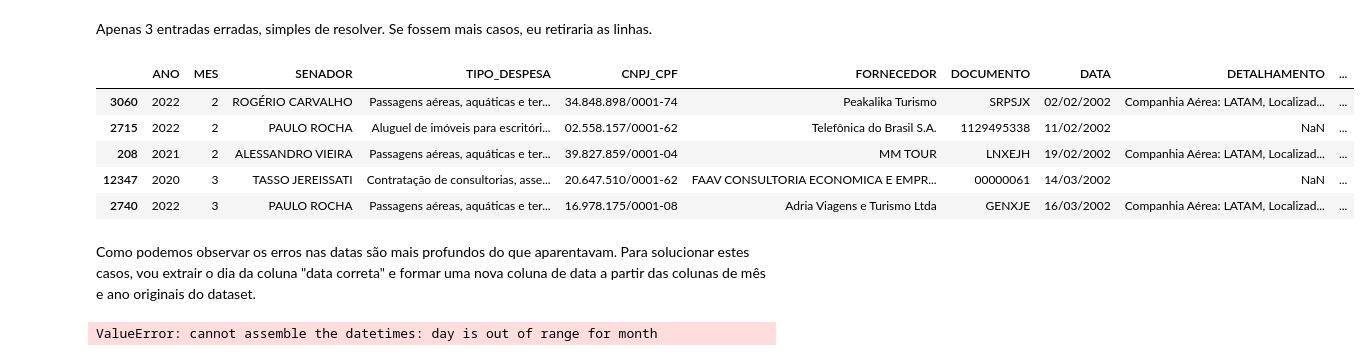
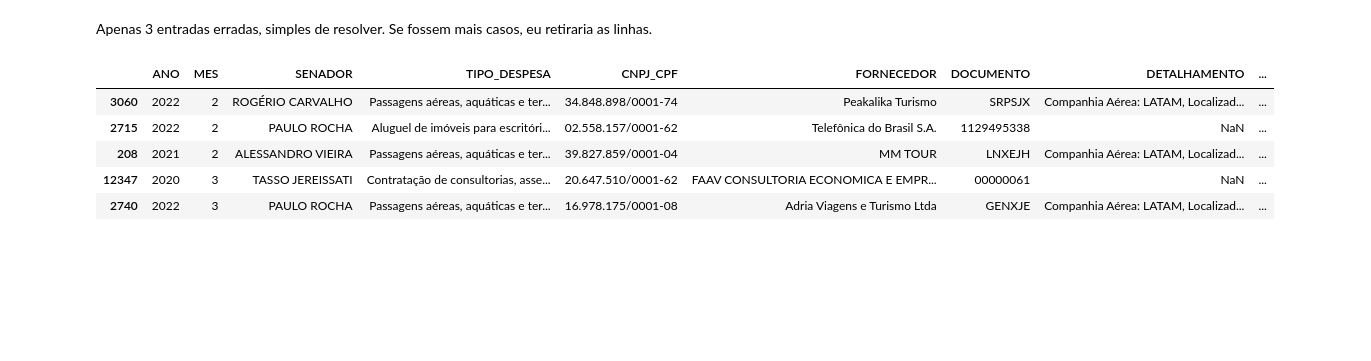
Before and after one commit to Victorium07/7DaysOfCode_Alura, a Jupyter notebook: SevenDaysOfCodeAlura.ipynb, the cells around one changed output. Saved outputs shown, nothing was run; the diff lists cells and outputs as text; code cells hidden in the pictures; blank space fills up the shorter version.

```diff
--- a/SevenDaysOfCodeAlura.ipynb
+++ b/SevenDaysOfCodeAlura.ipynb
@@ -22,21 +42,15 @@ date_error_list
 # %% [markdown]
 Apenas 3 entradas erradas, simples de resolver. Se fossem mais casos, eu retiraria as linhas.
 # %%
-
+# fonte da solução: https://stackoverflow.com/questions/19350806/how-to-convert-columns-into-one-datetime-column-in-pandas
 correção = {'31/01/0219':'31/01/2019', '05/05/0202': '05/05/2020', '29/10/0202': '29/10/2020'}
 ceaps['DATA_CORRETA'] = ceaps['DATA_CORRETA'].fillna(pd.to_datetime(ceaps['DATA'].map(correção)))
+ceaps = ceaps[['ANO', 'MES', 'SENADOR', 'TIPO_DESPESA', 'CNPJ_CPF', 'FORNECEDOR', 'DOCUMENTO', 'DETALHAMENTO', 'VALOR_REEMBOLSADO', 'COD_DOCUMENTO', 'DATA_CORRETA']]
 ceaps.sort_values('DATA_CORRETA').head()
 # %% [output]
-|  | ANO | MES | SENADOR | TIPO_DESPESA | CNPJ_CPF | FORNECEDOR | DOCUMENTO | DATA | DETALHAMENTO | ... |
-| 3060 | 2022 | 2 | ROGÉRIO CARVALHO | Passagens aéreas, aquáticas e ter... | 34.848.898/0001-74 | Peakalika Turismo | SRPSJX | 02/02/2002 | Companhia Aérea: LATAM, Localizad... | ... |
-| 2715 | 2022 | 2 | PAULO ROCHA | Aluguel de imóveis para escritóri... | 02.558.157/0001-62 | Telefônica do Brasil S.A. | 1129495338 | 11/02/2002 | NaN | ... |
-| 208 | 2021 | 2 | ALESSANDRO VIEIRA | Passagens aéreas, aquáticas e ter... | 39.827.859/0001-04 | MM TOUR | LNXEJH | 19/02/2002 | Companhia Aérea: LATAM, Localizad... | ... |
-| 12347 | 2020 | 3 | TASSO JEREISSATI | Contratação de consultorias, asse... | 20.647.510/0001-62 | FAAV CONSULTORIA ECONOMICA E EMPR... | 00000061 | 14/03/2002 | NaN | ... |
-| 2740 | 2022 | 3 | PAULO ROCHA | Passagens aéreas, aquáticas e ter... | 16.978.175/0001-08 | Adria Viagens e Turismo Ltda | GENXJE | 16/03/2002 | Companhia Aérea: LATAM, Localizad... | ... |
+|  | ANO | MES | SENADOR | TIPO_DESPESA | CNPJ_CPF | FORNECEDOR | DOCUMENTO | DETALHAMENTO | ... |
+| 3060 | 2022 | 2 | ROGÉRIO CARVALHO | Passagens aéreas, aquáticas e ter... | 34.848.898/0001-74 | Peakalika Turismo | SRPSJX | Companhia Aérea: LATAM, Localizad... | ... |
+| 2715 | 2022 | 2 | PAULO ROCHA | Aluguel de imóveis para escritóri... | 02.558.157/0001-62 | Telefônica do Brasil S.A. | 1129495338 | NaN | ... |
+| 208 | 2021 | 2 | ALESSANDRO VIEIRA | Passagens aéreas, aquáticas e ter... | 39.827.859/0001-04 | MM TOUR | LNXEJH | Companhia Aérea: LATAM, Localizad... | ... |
+| 12347 | 2020 | 3 | TASSO JEREISSATI | Contratação de consultorias, asse... | 20.647.510/0001-62 | FAAV CONSULTORIA ECONOMICA E EMPR... | 00000061 | NaN | ... |
+| 2740 | 2022 | 3 | PAULO ROCHA | Passagens aéreas, aquáticas e ter... | 16.978.175/0001-08 | Adria Viagens e Turismo Ltda | GENXJE | Companhia Aérea: LATAM, Localizad... | ... |
-# %% [markdown]
-Como podemos observar os erros nas datas são mais profundos do que aparentavam. Para solucionar estes casos, vou extrair o dia da coluna "data correta" e formar uma nova coluna de data a partir das colunas de mês e ano originais do dataset.
-# %%
-ceaps['DIA'] = ceaps['DATA_CORRETA'].dt.day
-ceaps['DATA'] = pd.to_datetime(dict(year=ceaps.ANO, month=ceaps.MES, day=ceaps.DIA))
-# %% [output]
-ValueError: cannot assemble the datetimes: day is out of range for month
```
Also changed, not shown: parts of 4 cells of this notebook.
